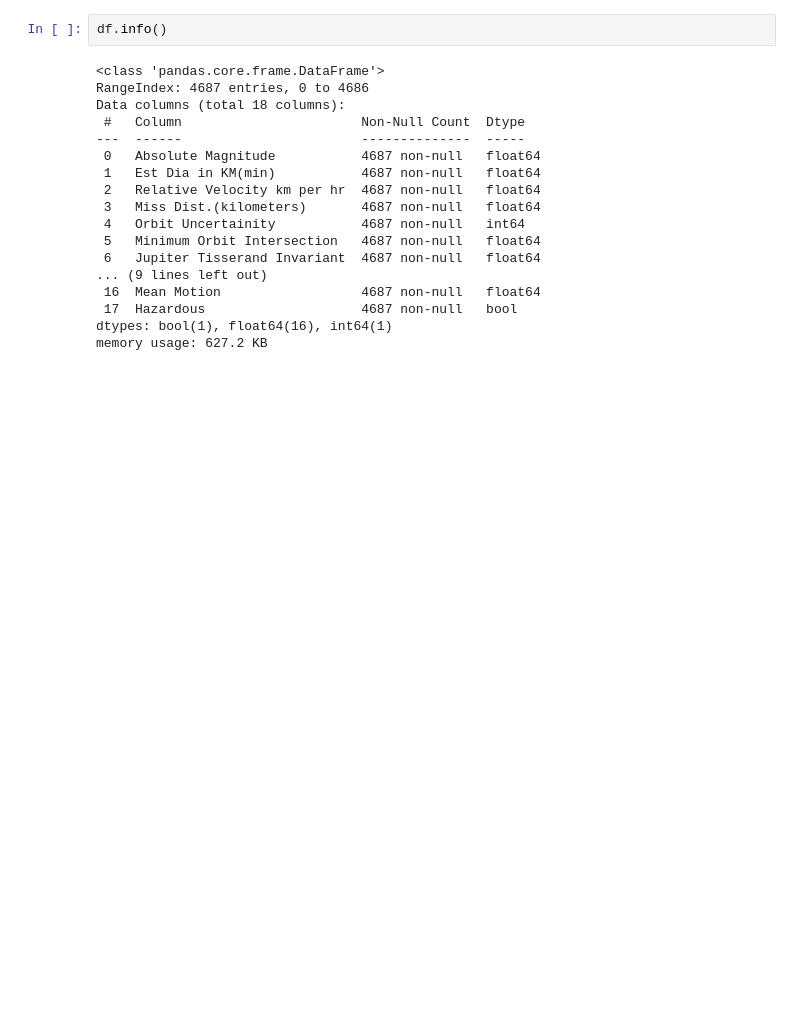
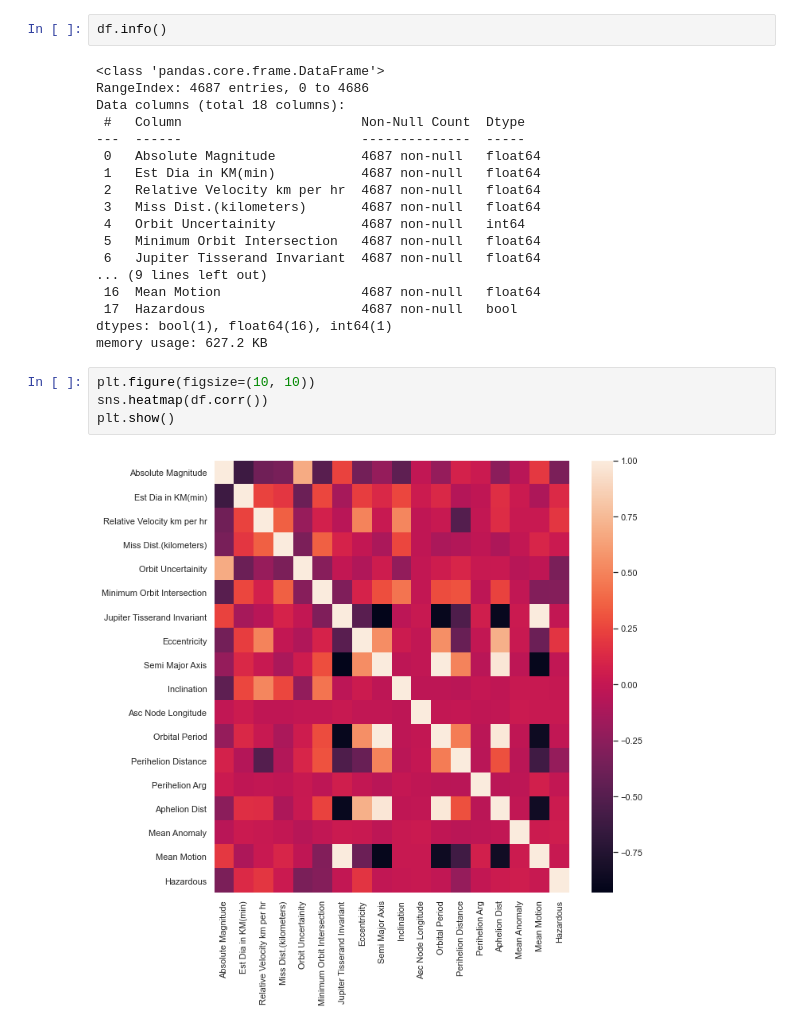
Before and after one commit to joann-balraj/Asteroids-Predicting_Hazardous_or_Not, a Jupyter notebook: Workbook.ipynb, the cells around one changed output. Cells and saved outputs as stored; diff of their text form; blank space fills up the shorter version.

```diff
--- a/Workbook.ipynb
+++ b/Workbook.ipynb
@@ -185,3 +185,9 @@ Data columns (total 18 columns):
  17  Hazardous                    4687 non-null   bool
 dtypes: bool(1), float64(16), int64(1)
 memory usage: 627.2 KB
+# %%
+plt.figure(figsize=(10, 10))
+sns.heatmap(df.corr())
+plt.show()
+# %% [output]
+[figure, added]
```
Also changed, not shown: parts of 32 cells of this notebook.
